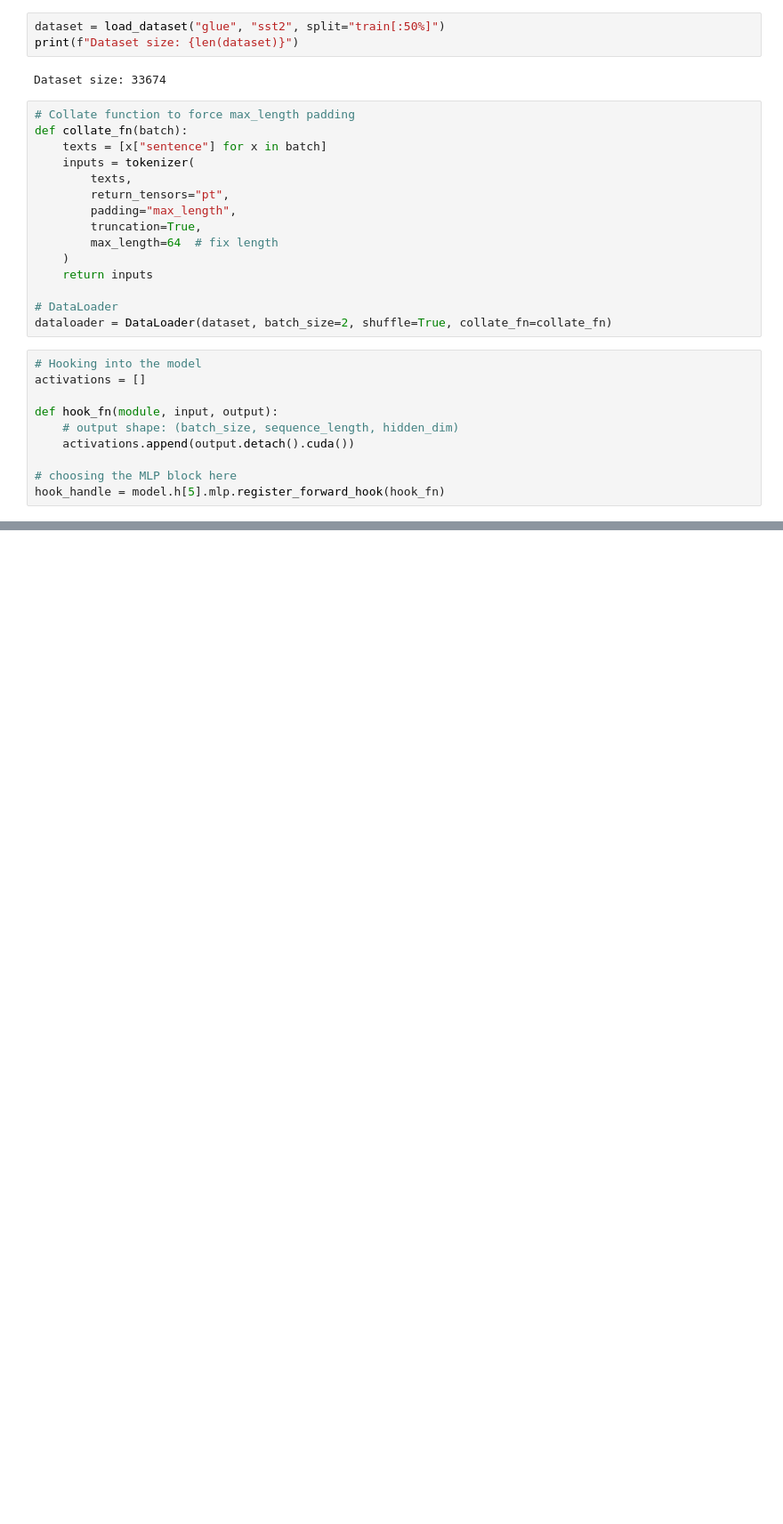
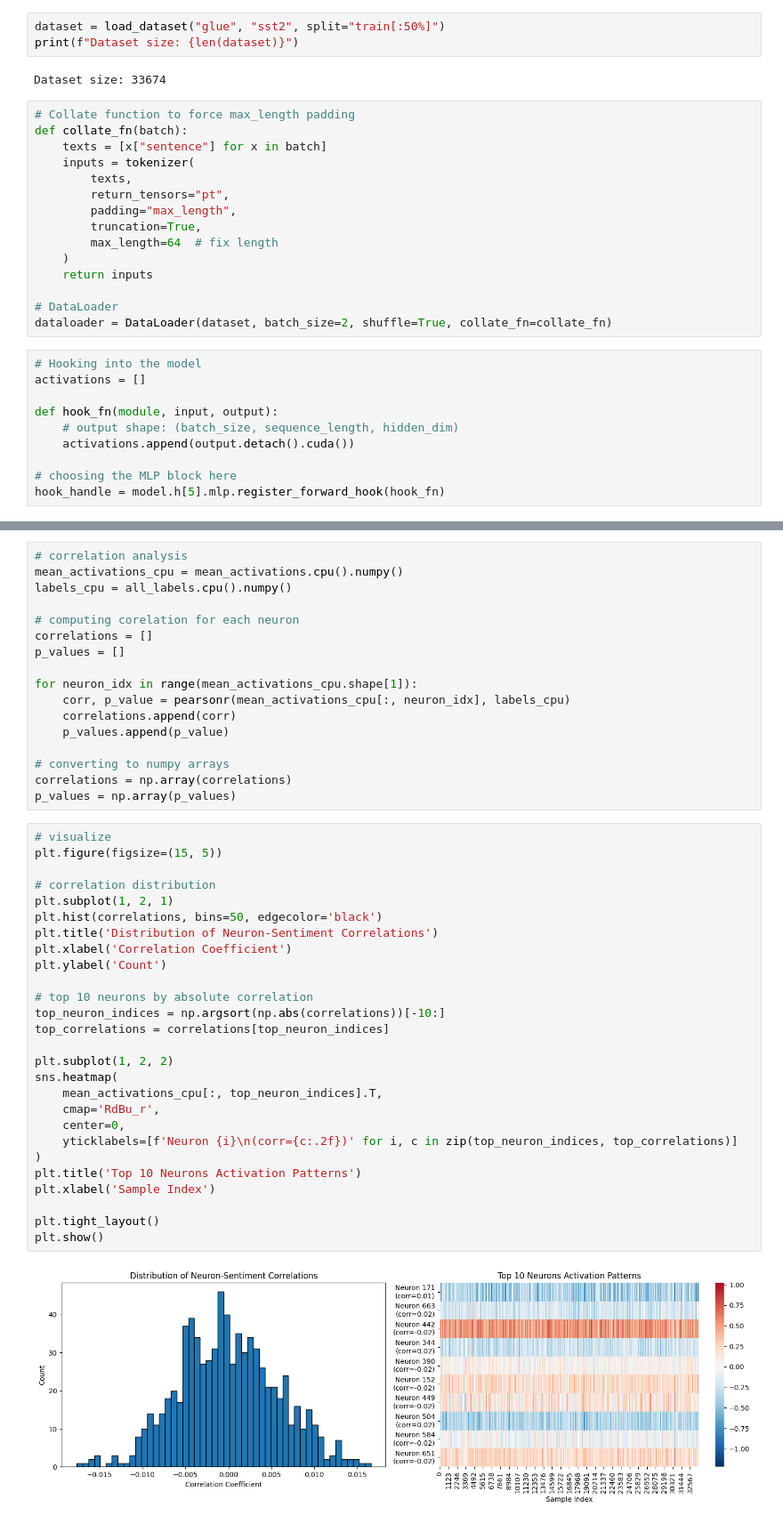
Before and after one commit to Vishal-Padia/mechanistic-interpretability, a Jupyter notebook: Neuron-Feature-Correspondance-Analysis/experiment.ipynb, the cells around one changed output, grey strips where cells are left out. Shown at 89% size. Saved outputs shown, nothing was run; the diff lists cells and outputs as text; blank space fills up the shorter version.

```diff
--- a/Neuron-Feature-Correspondance-Analysis/experiment.ipynb
+++ b/Neuron-Feature-Correspondance-Analysis/experiment.ipynb
@@ -173,0 +197,46 @@ hook_handle = model.h[5].mlp.register_forward_hook(hook_fn)
+# %%
+# correlation analysis
+mean_activations_cpu = mean_activations.cpu().numpy()
+labels_cpu = all_labels.cpu().numpy()
+
+# computing corelation for each neuron
+correlations = []
+p_values = []
+
+for neuron_idx in range(mean_activations_cpu.shape[1]):
+    corr, p_value = pearsonr(mean_activations_cpu[:, neuron_idx], labels_cpu)
+    correlations.append(corr)
+    p_values.append(p_value)
+
+# converting to numpy arrays
+correlations = np.array(correlations)
+p_values = np.array(p_values)
+# %%
+# visualize
+plt.figure(figsize=(15, 5))
+
+# correlation distribution
+plt.subplot(1, 2, 1)
+plt.hist(correlations, bins=50, edgecolor='black')
+plt.title('Distribution of Neuron-Sentiment Correlations')
+plt.xlabel('Correlation Coefficient')
+plt.ylabel('Count')
+
+# top 10 neurons by absolute correlation
+top_neuron_indices = np.argsort(np.abs(correlations))[-10:]
+top_correlations = correlations[top_neuron_indices]
+
+plt.subplot(1, 2, 2)
+sns.heatmap(
+    mean_activations_cpu[:, top_neuron_indices].T,
+    cmap='RdBu_r',
+    center=0,
+    yticklabels=[f'Neuron {i}\n(corr={c:.2f})' for i, c in zip(top_neuron_indices, top_correlations)]
+)
+plt.title('Top 10 Neurons Activation Patterns')
+plt.xlabel('Sample Index')
+
+plt.tight_layout()
+plt.show()
+# %% [output]
+[figure, added]
```
Also changed, not shown: parts of 7 cells of this notebook.
